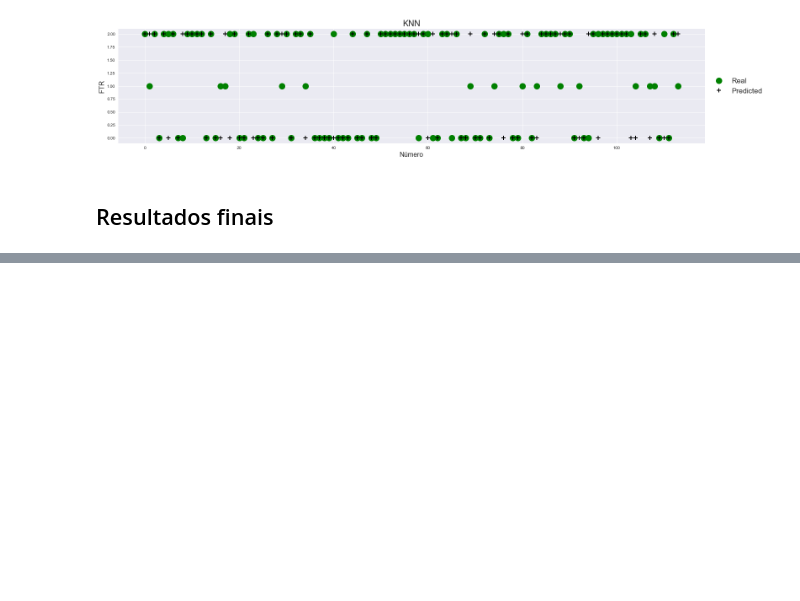
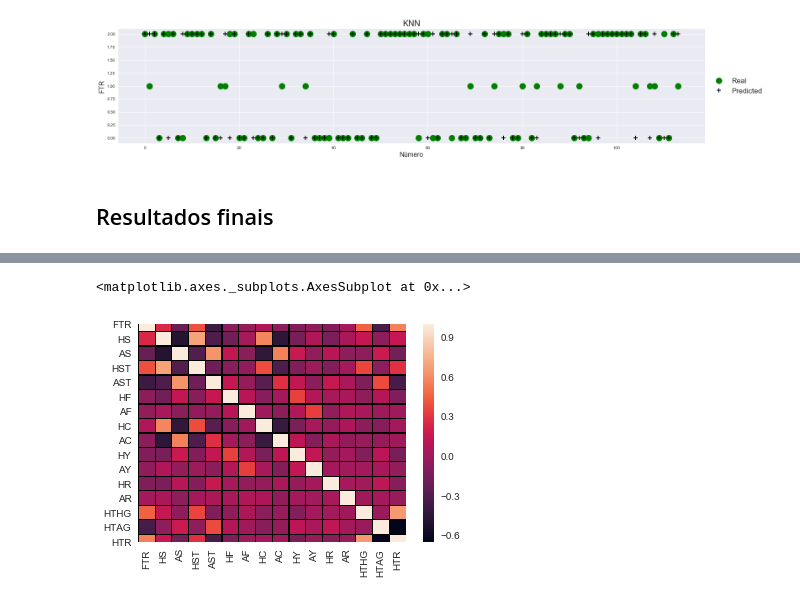
Before and after one commit to olesiogn/Football-prediction, a Jupyter notebook: Fut-PremierLeague.ipynb, the cells around one changed output, grey strips where cells are left out. Saved outputs shown, nothing was run; the diff lists cells and outputs as text; code cells hidden in the pictures; blank space fills up the shorter version.

```diff
--- a/Fut-PremierLeague.ipynb
+++ b/Fut-PremierLeague.ipynb
@@ -528,0 +587,12 @@ MLP: 74.56%
+# %%
+# Transformando os dados categóricos de FTR para numéricos
+label_encoder = preprocessing.LabelEncoder()
+label_encoder.fit(df['FTR'])
+df['FTR'] = label_encoder.transform(df['FTR'])
+
+# Transformando os dados categóricos de HTR para numéricos
+label_encoder = preprocessing.LabelEncoder()
+label_encoder.fit(df['HTR'])
+df['HTR'] = label_encoder.transform(df['HTR'])
+
+df.head()
@@ -528,0 +606,12 @@ MLP: 74.56%
+# %%
+# Normalizando os dados com o StandardScaler
+# A distribuição dos dados será transformada tal que sua média = 0 e o desvio padrão = 1
+# z = (x-u)/σ
+# x = dados, u = média, σ = desvio padrão
+scaler = StandardScaler()
+scaler.fit(df.drop(['FTR'],axis=1))
+dados_normalizados = scaler.transform(df.drop(['FTR'],axis=1))
+df_normalizado = pd.DataFrame(dados_normalizados, columns=df.columns[1:])
+df = df[['FTR']]
+df = pd.concat([df, df_normalizado], axis=1, sort=False)
+df.head()
@@ -528,0 +625,6 @@ MLP: 74.56%
+# %%
+#Mapa de calor de correlações
+sns.heatmap(df.corr(),linewidths=0.1,linecolor="black")
+# %% [output]
+<matplotlib.axes._subplots.AxesSubplot at 0x...>
+[figure, added]
```
Also changed, not shown: parts of 20 cells of this notebook, 2 other files.
